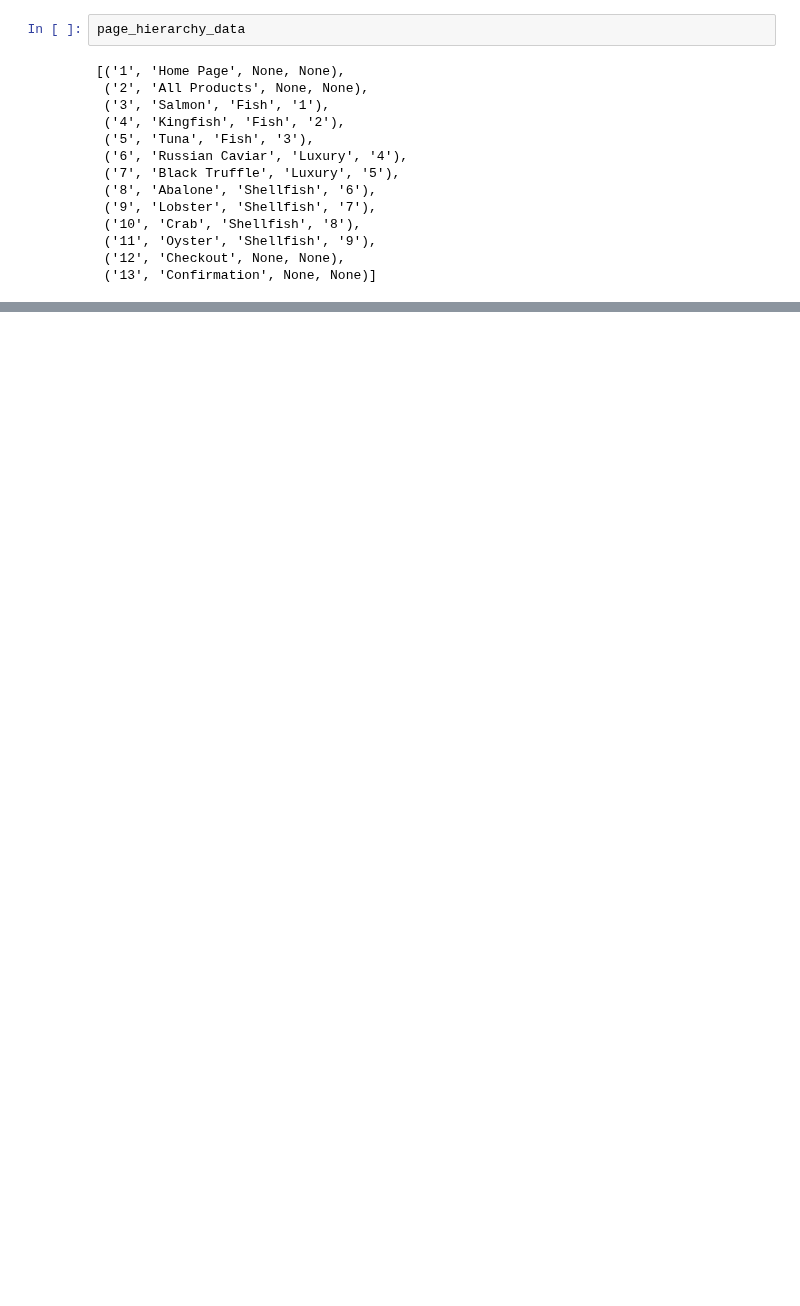
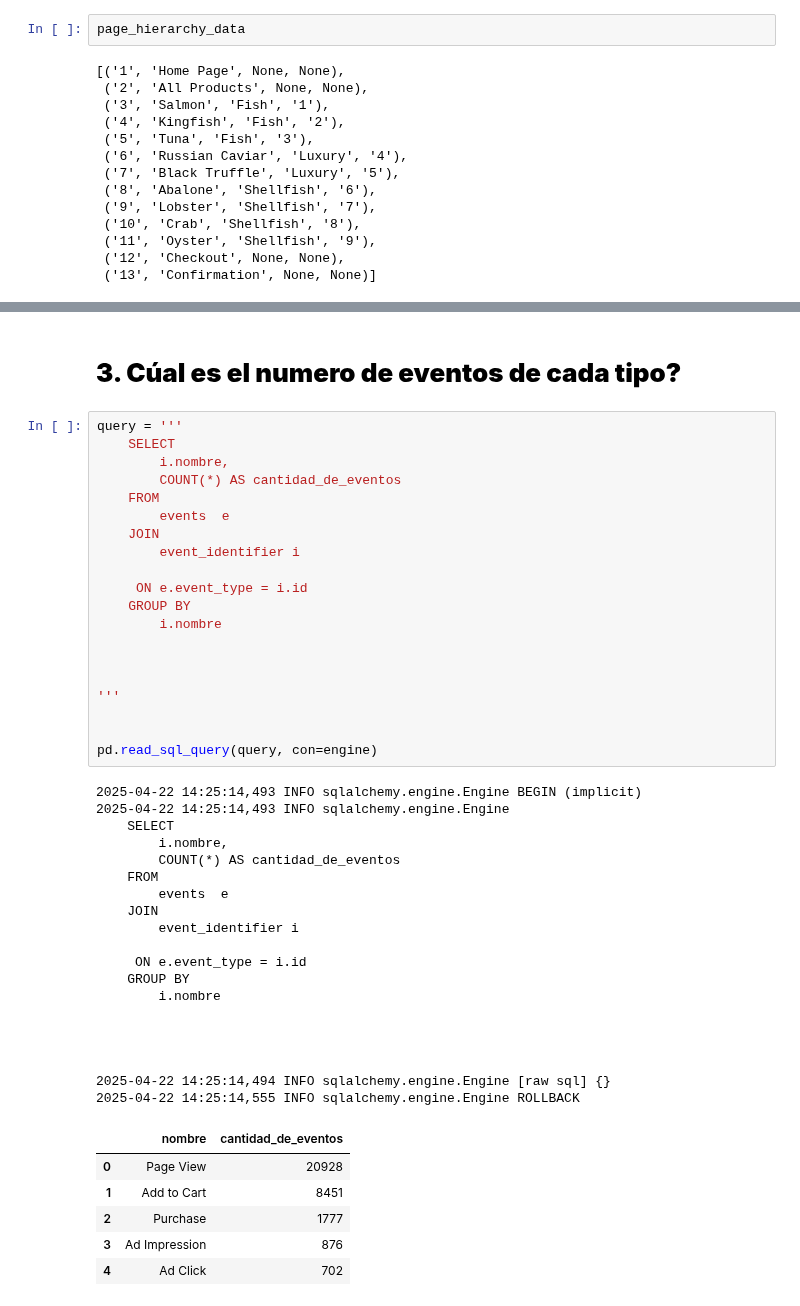
Before and after one commit to LLAES07/SQL_DESAFIO, a Jupyter notebook: Caso_6/Caso_6.ipynb, the cells around one changed output, grey strips where cells are left out. Saved outputs shown, nothing was run; the diff lists cells and outputs as text; blank space fills up the shorter version.

```diff
--- a/Caso_6/Caso_6.ipynb
+++ b/Caso_6/Caso_6.ipynb
@@ -335,0 +461,49 @@ IntegrityError: (pymysql.err.IntegrityError) (1062, "Duplicate entry 'ccf365' fo
+# %% [markdown]
+
+# **3. Cúal es el numero de eventos de cada tipo?**
+# %%
+query = '''
+    SELECT
+        i.nombre,
+        COUNT(*) AS cantidad_de_eventos
+    FROM
+        events  e
+    JOIN
+        event_identifier i
+
+     ON e.event_type = i.id
+    GROUP BY
+        i.nombre
+
+
+
+'''
+
+
+pd.read_sql_query(query, con=engine)
+# %% [output]
+2025-04-22 14:25:14,493 INFO sqlalchemy.engine.Engine BEGIN (implicit)
+2025-04-22 14:25:14,493 INFO sqlalchemy.engine.Engine
+    SELECT
+        i.nombre,
+        COUNT(*) AS cantidad_de_eventos
+    FROM
+        events  e
+    JOIN
+        event_identifier i
+
+     ON e.event_type = i.id
+    GROUP BY
+        i.nombre
+
+
+
+
+2025-04-22 14:25:14,494 INFO sqlalchemy.engine.Engine [raw sql] {}
+2025-04-22 14:25:14,555 INFO sqlalchemy.engine.Engine ROLLBACK
+|  | nombre | cantidad_de_eventos |
+| 0 | Page View | 20928 |
+| 1 | Add to Cart | 8451 |
+| 2 | Purchase | 1777 |
+| 3 | Ad Impression | 876 |
+| 4 | Ad Click | 702 |
```
Also changed, not shown: parts of 16 cells of this notebook.
